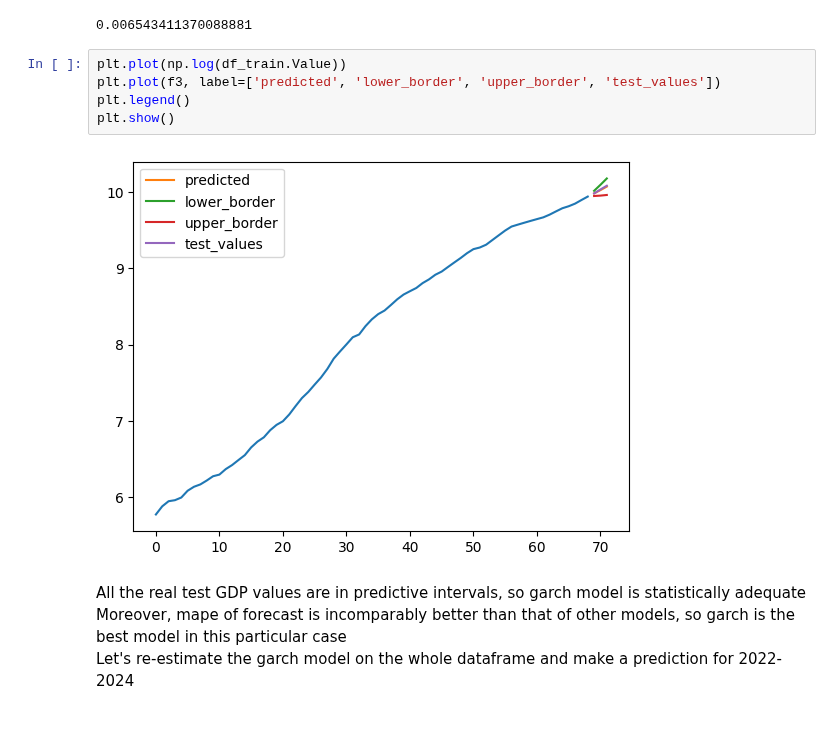
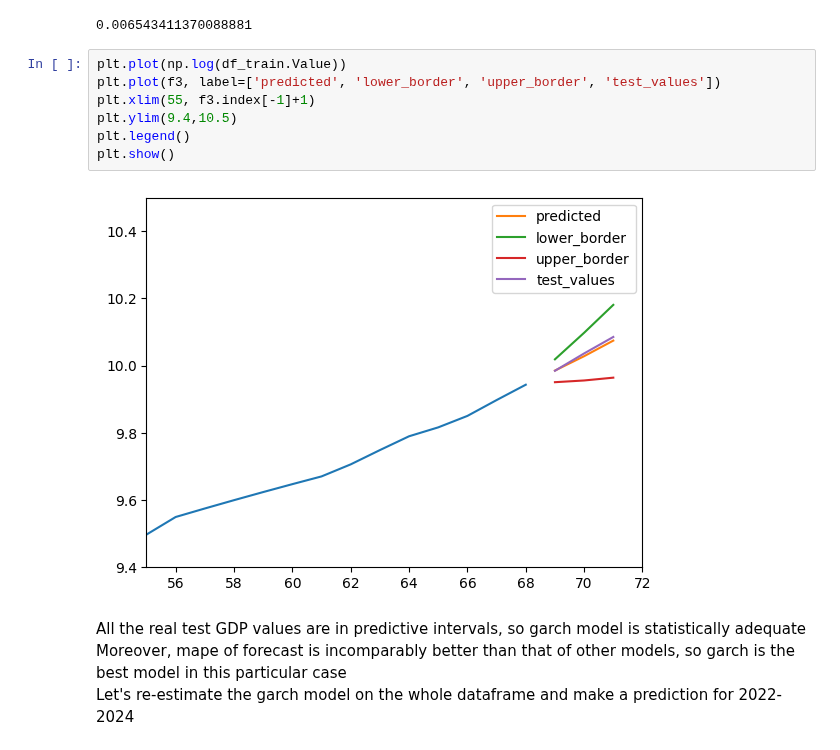
Before and after one commit to MathewShuvarikov/Python_and_R, a Jupyter notebook: Time_series_analysis/US_GDP.ipynb, the cells around one changed output. Cells and saved outputs as stored; diff of their text form.

```diff
--- a/Time_series_analysis/US_GDP.ipynb
+++ b/Time_series_analysis/US_GDP.ipynb
@@ -315,10 +319,12 @@ mape(df_test.Value, np.exp(f3.forecast))
 # %%
 plt.plot(np.log(df_train.Value))
 plt.plot(f3, label=['predicted', 'lower_border', 'upper_border', 'test_values'])
+plt.xlim(55, f3.index[-1]+1)
+plt.ylim(9.4,10.5)
 plt.legend()
 plt.show()
 # %% [output]
-[figure, old version]
+[figure, new version]
 # %% [markdown]
 All the real test GDP values are in predictive intervals, so garch model is statistically adequate
 Moreover, mape of forecast is incomparably better than that of other models, so garch is the best model in this particular case
```
Also changed, not shown: parts of 7 cells of this notebook.
